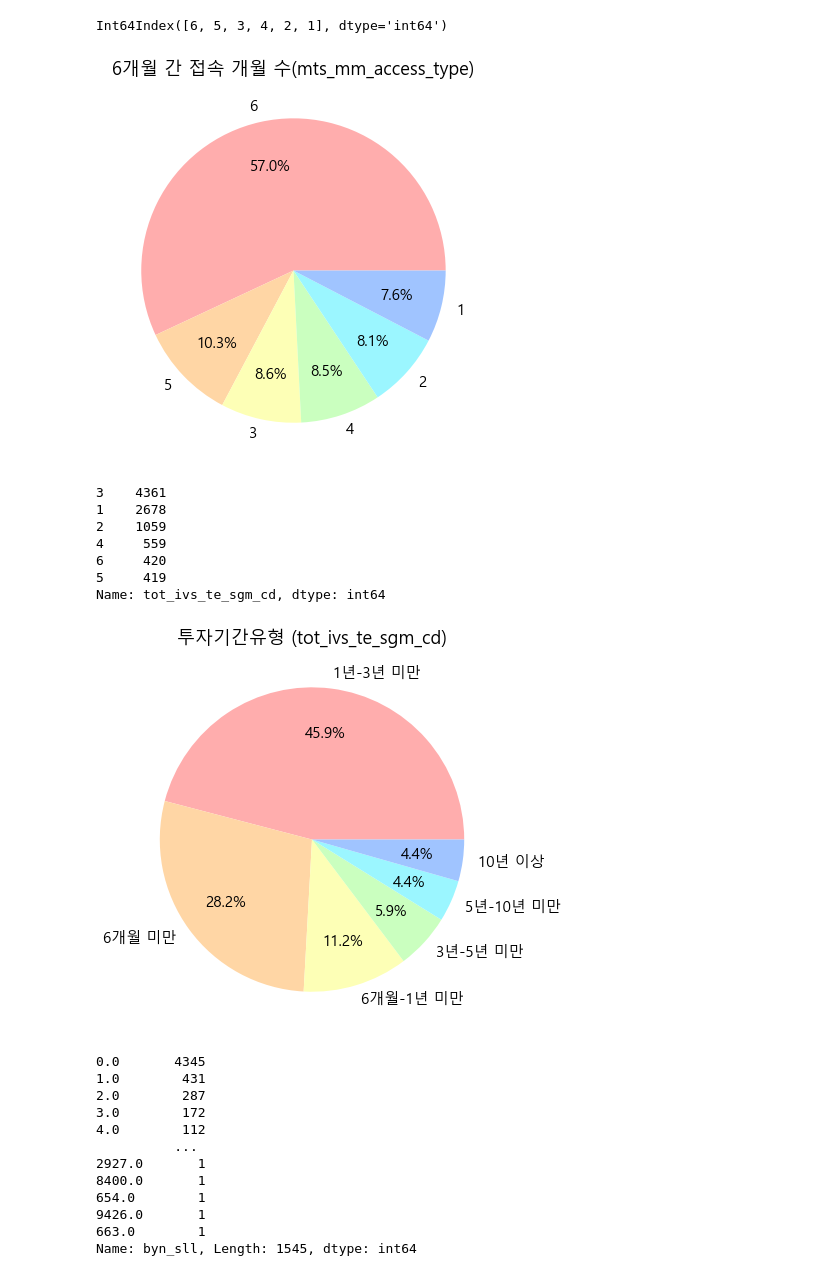
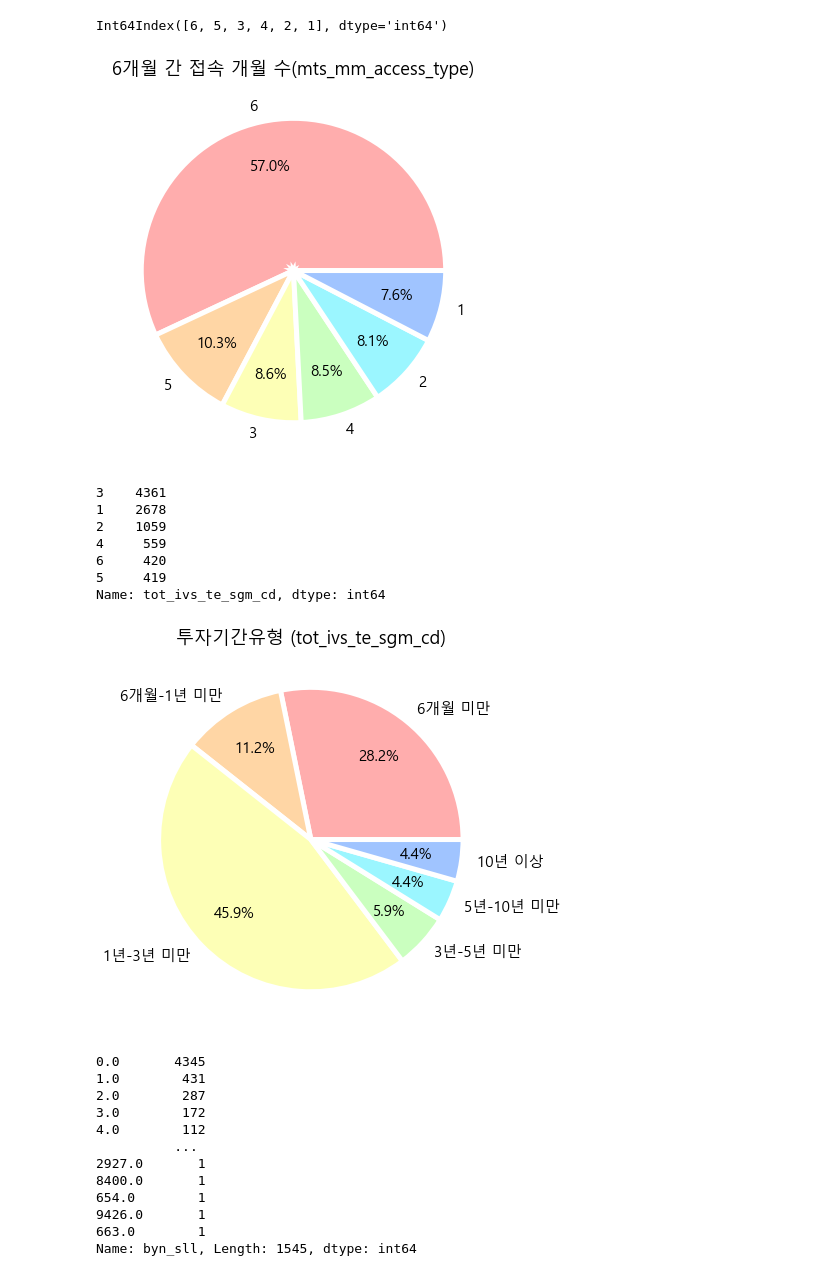
Before and after one commit to Dirtfy/NH_Project, a Jupyter notebook: test.ipynb, the cells around one changed output. Cells and saved outputs as stored; diff of their text form; code cells hidden in the pictures.

```diff
--- a/test.ipynb
+++ b/test.ipynb
@@ -95,13 +95,14 @@ matplotlib.rcParams['font.size']=15 # 글자크기
 matplotlib.rcParams['axes.unicode_minus']=False # -깨짐현상 해결
 # %%
 colors=['#ffadad', '#ffd6a5', '#fdffb6', '#caffbf', '#9bf6ff', '#a0c4ff']
+wedgeprops={'edgecolor':'w', 'linewidth':5}
 
 plt.figure(figsize=(7,7))
-plt.pie(df_mts,labels=df_mts.index,autopct='%.1f%%',colors=colors,pctdistance=0.7)
+plt.pie(df_mts,labels=df_mts.index,autopct='%.1f%%',colors=colors,pctdistance=0.7,wedgeprops=wedgeprops)
 plt.title('6개월 간 접속 개월 수(mts_mm_access_type)')
 plt.show()
 # %% [output]
-[figure, old version]
+[figure, new version]
 # %%
 df_tot=df['tot_ivs_te_sgm_cd'].value_counts()
 df_tot
@@ -115,14 +116,16 @@ df_tot
 Name: tot_ivs_te_sgm_cd, dtype: int64
 # %%
 colors=['#ffadad', '#ffd6a5', '#fdffb6', '#caffbf', '#9bf6ff', '#a0c4ff']
-labels=['1년-3년 미만', '6개월 미만','6개월-1년 미만', '3년-5년 미만', '5년-10년 미만', '10년 이상']
+labels=['6개월 미만','6개월-1년 미만', '1년-3년 미만', '3년-5년 미만', '5년-10년 미만', '10년 이상']
+wedgeprops={'edgecolor':'w', 'linewidth':5}
 
+df_tot.sort_index(inplace = True)
 plt.figure(figsize=(7,7))
-plt.pie(df_tot,labels=labels,autopct='%.1f%%',colors=colors,pctdistance=0.7)
+plt.pie(df_tot,labels=labels,autopct='%.1f%%',colors=colors,pctdistance=0.7,wedgeprops=wedgeprops)
 plt.title('투자기간유형 (tot_ivs_te_sgm_cd)')
 plt.show()
 # %% [output]
-[figure, old version]
+[figure, new version]
 # %%
 df1=df['byn_sll'].value_counts()
 df1
```
Also changed, not shown: parts of 10 cells of this notebook.
